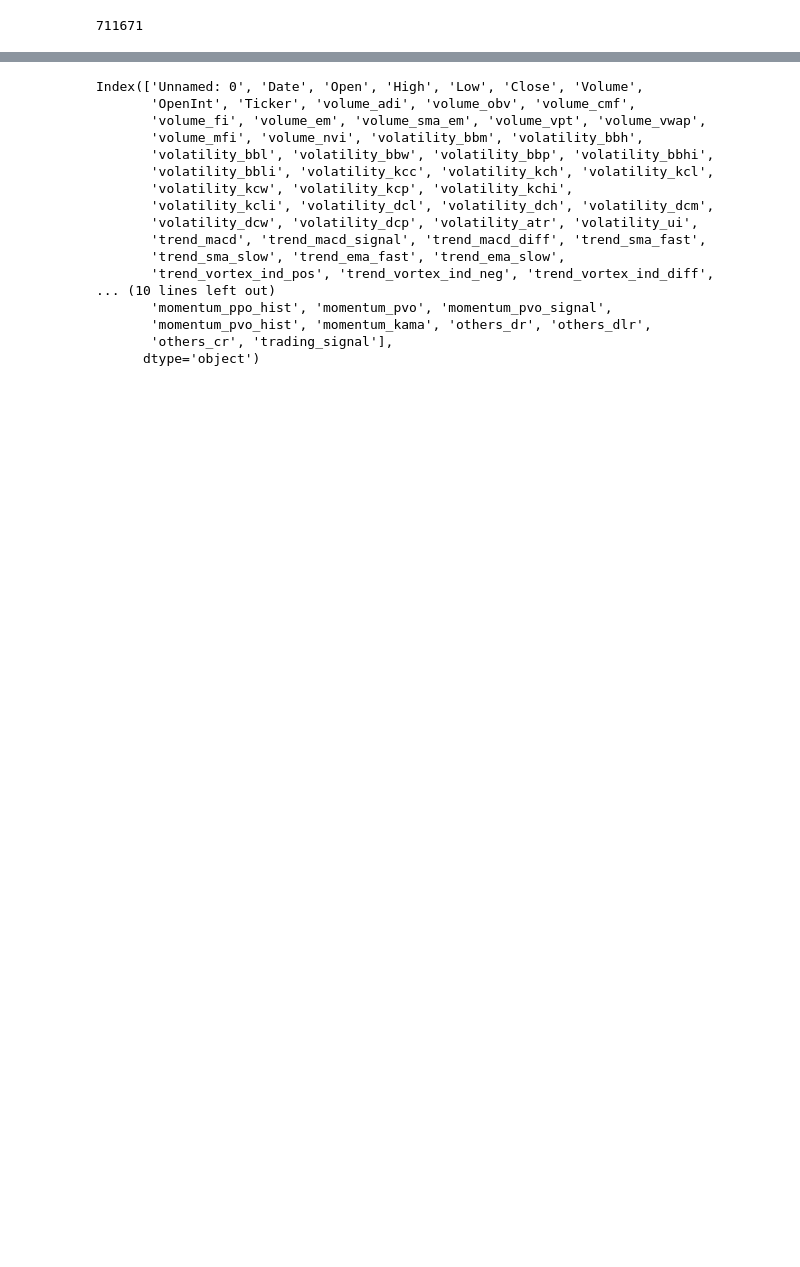
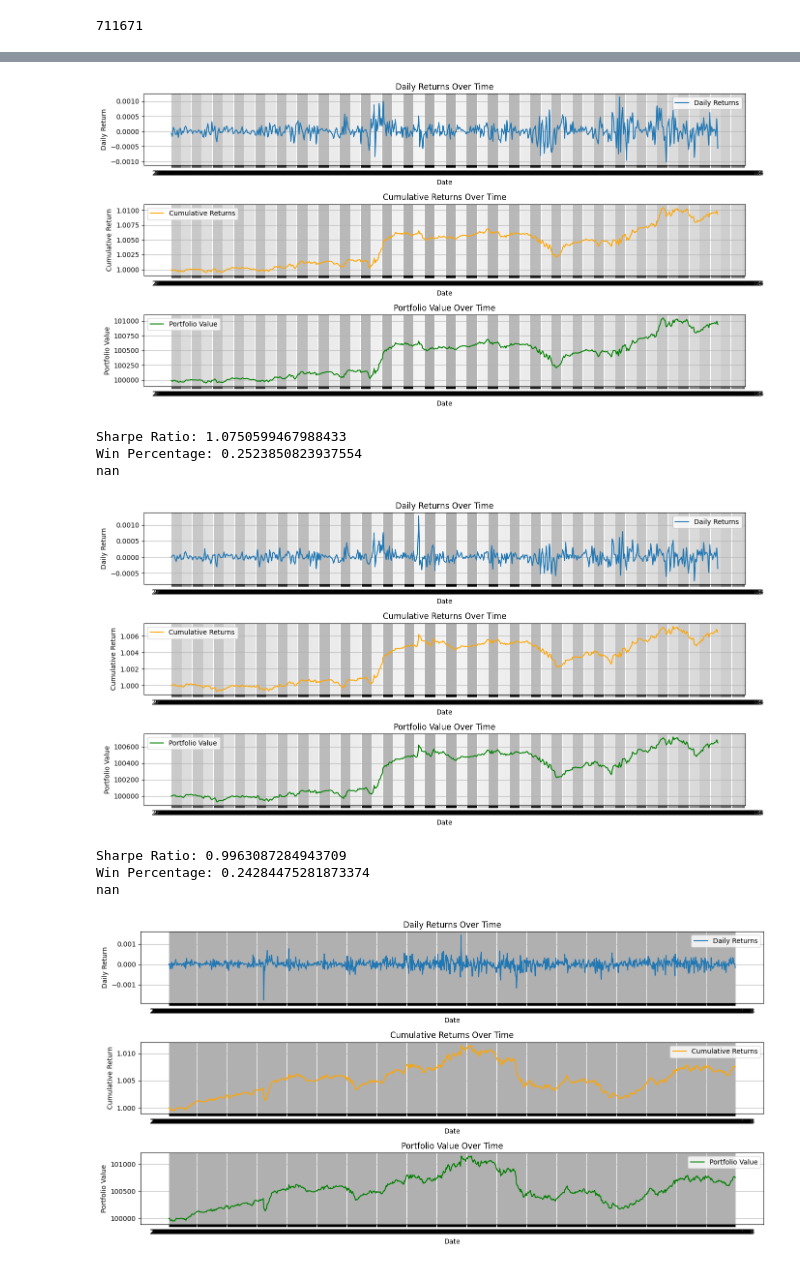
Before and after one commit to Dylan-Harden3/TradingStrategies, a Jupyter notebook: ensembles.ipynb, the cells around one changed output, grey strips where cells are left out. Drawn from its saved outputs; the diff is of its cells as text; code cells hidden in the pictures; blank space fills up the shorter version.

Commit message:
added code for backtest, still some bug with the metrics

```diff
--- a/ensembles.ipynb
+++ b/ensembles.ipynb
@@ -354,0 +207,8 @@ ensembles_strategy = Strategy(model=model_grad_boosting)
+# %%
+def trend_crossover_strategy(df):
+    df['crossover_signal'] = 0
+    crossover_up = (df['trend_ema_fast'].shift(1) < df['trend_ema_slow'].shift(1)) & (df['trend_ema_fast'] > df['trend_ema_slow'])
+    crossover_down = (df['trend_ema_fast'].shift(1) > df['trend_ema_slow'].shift(1)) & (df['trend_ema_fast'] < df['trend_ema_slow'])
+    df.loc[crossover_up, 'crossover_signal'] = 1
+    df.loc[crossover_down, 'crossover_signal'] = -1
+    return df
@@ -354,0 +217,12 @@ ensembles_strategy = Strategy(model=model_grad_boosting)
+# %%
+def gen_signals(df, date, model): # Generate trading signals for a give backtest day
+    date_df = df.loc[df['Date'] == date].copy()
+    date_df['trading_signal'] = 0
+    features_df = date_df.drop(columns=excluded_features + ['trading_signal'])
+
+    date_df['ensembles_signal'] = model.predict(features_df)
+    date_df = trend_crossover_strategy(date_df)
+
+    date_df['Signal'] = np.where((date_df['ensembles_signal'] == date_df['crossover_signal']) & (date_df['volatility_atr'] > 1.75), date_df['crossover_signal'], 0)
+
+    return date_df[date_df['Signal'] != 0]
@@ -355,11 +231,12 @@ ensembles_strategy = Strategy(model=model_grad_boosting)
 # %%
-def gen_trades(df, strategy):
+def gen_trades(df, model):
     dataframes = []
     days = sorted(df['Date'].unique())
 
+    # iterate through all the trading days
     for data_day, pred_day in zip(days, days[1:]):
-        signals = gen_signals(df, data_day, strategy)
-        print(pred_day, len(signals))
+        signals = gen_signals(df, data_day, model)
+        # print(pred_day, len(signals))
 
         pred_day_data = df[df['Date'] == pred_day].set_index('Ticker')
 
@@ -383,5 +260,3 @@ def gen_trades(df, strategy):
 
     trades_df = pd.concat(dataframes, ignore_index=True)
     return trades_df
-
-trades_df = gen_trades(backtest_df, ensembles_strategy)
@@ -473,20 +262,0 @@ trades_df
-# %%
-backtest_df.columns
-# %% [output]
-Index(['Unnamed: 0', 'Date', 'Open', 'High', 'Low', 'Close', 'Volume',
-       'OpenInt', 'Ticker', 'volume_adi', 'volume_obv', 'volume_cmf',
-       'volume_fi', 'volume_em', 'volume_sma_em', 'volume_vpt', 'volume_vwap',
-       'volume_mfi', 'volume_nvi', 'volatility_bbm', 'volatility_bbh',
-       'volatility_bbl', 'volatility_bbw', 'volatility_bbp', 'volatility_bbhi',
-       'volatility_bbli', 'volatility_kcc', 'volatility_kch', 'volatility_kcl',
-       'volatility_kcw', 'volatility_kcp', 'volatility_kchi',
-       'volatility_kcli', 'volatility_dcl', 'volatility_dch', 'volatility_dcm',
-       'volatility_dcw', 'volatility_dcp', 'volatility_atr', 'volatility_ui',
-       'trend_macd', 'trend_macd_signal', 'trend_macd_diff', 'trend_sma_fast',
-       'trend_sma_slow', 'trend_ema_fast', 'trend_ema_slow',
-       'trend_vortex_ind_pos', 'trend_vortex_ind_neg', 'trend_vortex_ind_diff',
-... (10 lines left out)
-       'momentum_ppo_hist', 'momentum_pvo', 'momentum_pvo_signal',
-       'momentum_pvo_hist', 'momentum_kama', 'others_dr', 'others_dlr',
-       'others_cr', 'trading_signal'],
-      dtype='object')
@@ -492,0 +348,21 @@ Index(['Unnamed: 0', 'Date', 'Open', 'High', 'Low', 'Close', 'Volume',
+# %%
+for model in [model_random_forest, model_adaboost, model_grad_boosting]:
+    trades_df = gen_trades(backtest_df, model)
+
+    dates, daily_returns, cumulative_returns, portfolio_values = compute_daily_returns(trades_df)
+    plot_returns(dates, daily_returns, cumulative_returns, portfolio_values)
+
+    metrics = compute_metrics(dates, daily_returns, cumulative_returns)
+    for key, value in metrics.items():
+        print(f"{key}: {value}")
+    print(portfolio_values[-1])
+# %% [output]
+[figure, added]
+Sharpe Ratio: 1.0750599467988433
+Win Percentage: 0.2523850823937554
+nan
+[figure, added]
+Sharpe Ratio: 0.9963087284943709
+Win Percentage: 0.24284475281873374
+nan
+[figure, added]
```
Also changed, not shown: parts of 23 cells of this notebook.
